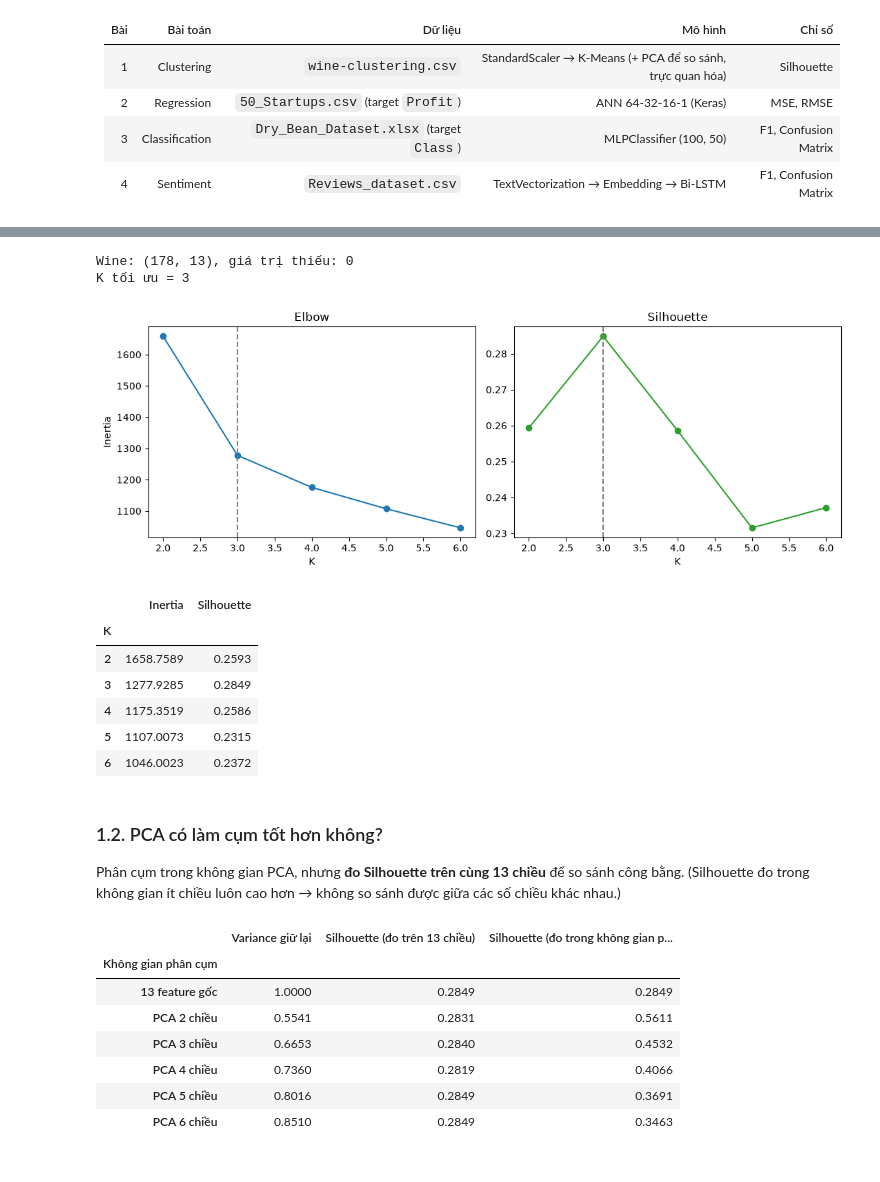
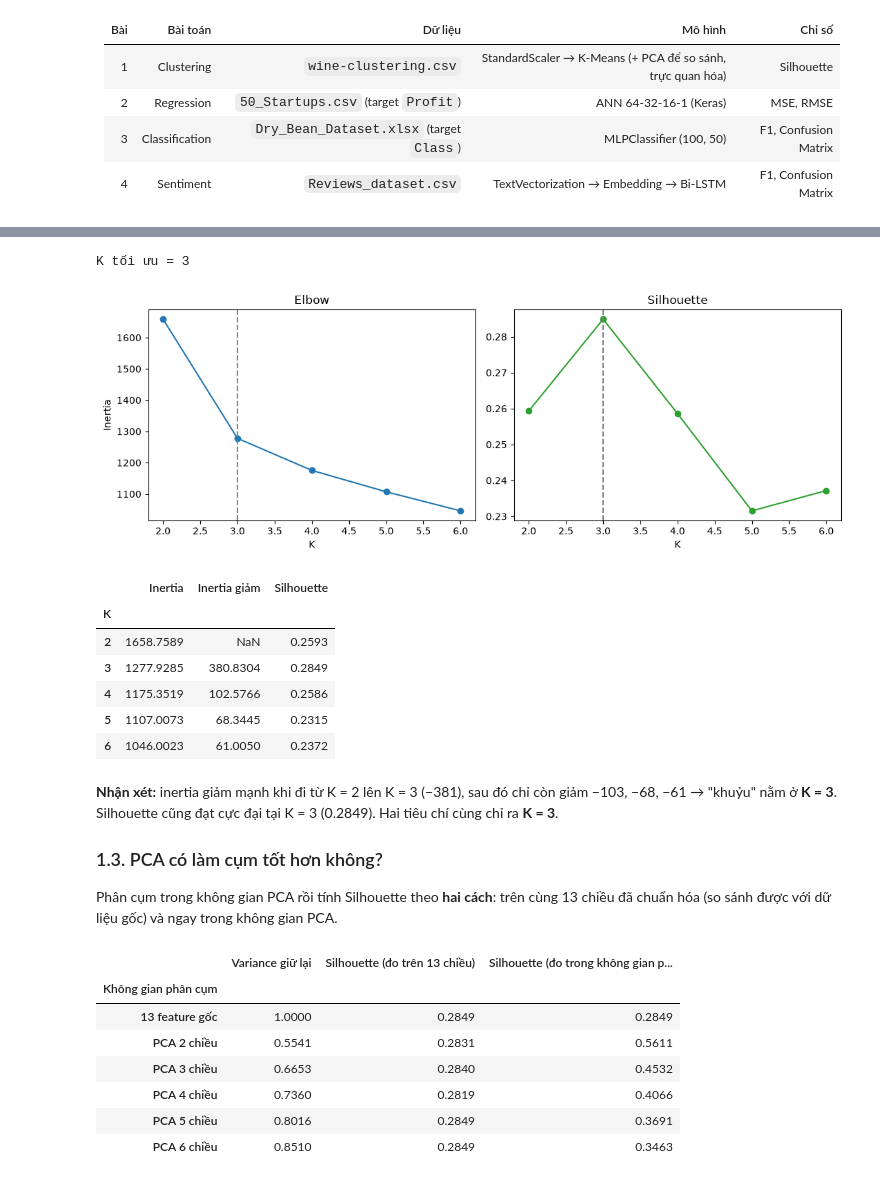
Before and after one commit to TranHoangDatSC/Data-Analysis-Laboratory, a Jupyter notebook: Machine-Learning/Lab03-Final-Clustering-ANN-LSTM/lab03_clustering_ann_lstm.ipynb, the cells around one changed output, grey strips where cells are left out. Saved outputs shown, nothing was run; the diff lists cells and outputs as text; code cells hidden in the pictures.

```diff
--- a/Machine-Learning/Lab03-Final-Clustering-ANN-LSTM/lab03_clustering_ann_lstm.ipynb
+++ b/Machine-Learning/Lab03-Final-Clustering-ANN-LSTM/lab03_clustering_ann_lstm.ipynb
@@ -39,48 +88,35 @@ Các feature chênh nhau hàng trăm lần (Proline ~750, Hue ~1) → bắt bu
 # %%
-from sklearn.cluster import KMeans
-from sklearn.decomposition import PCA
-from sklearn.metrics import silhouette_score
-from sklearn.preprocessing import StandardScaler
-
-wine = pd.read_csv(os.path.join(DATA_DIR, "wine-clustering.csv"))
-print(f"Wine: {wine.shape}, giá trị thiếu: {wine.isna().sum().sum()}")
-X_wine = StandardScaler().fit_transform(wine)
-
-
-def kmeans(X, k):
-    return KMeans(n_clusters=k, random_state=SEED, n_init=20).fit(X)
-
-
 K_RANGE = list(range(2, 7))
 fits = {k: kmeans(X_wine, k) for k in K_RANGE}
 choose_k = pd.DataFrame({"Inertia": [fits[k].inertia_ for k in K_RANGE],
                          "Silhouette": [silhouette_score(X_wine, fits[k].labels_) for k in K_RANGE]}, index=K_RANGE)
+choose_k.insert(1, "Inertia giảm", -choose_k["Inertia"].diff())
 choose_k.index.name = "K"
 K_OPT = int(choose_k["Silhouette"].idxmax())
 print(f"K tối ưu = {K_OPT}")
 
 fig, axes = plt.subplots(1, 2, figsize=(11, 4))
 axes[0].plot(K_RANGE, choose_k["Inertia"], "o-"); axes[0].set(title="Elbow", xlabel="K", ylabel="Inertia")
 axes[1].plot(K_RANGE, choose_k["Silhouette"], "o-", color="tab:green"); axes[1].set(title="Silhouette", xlabel="K")
 for ax in axes:
     ax.axvline(K_OPT, ls="--", color="gray")
 save_show("ex1_choose_k.png")
 choose_k.round(4)
 # %% [output]
-Wine: (178, 13), giá trị thiếu: 0
 K tối ưu = 3
 [figure]
-|  | Inertia | Silhouette |
-| K |  |  |
-| 2 | 1658.7589 | 0.2593 |
-| 3 | 1277.9285 | 0.2849 |
-| 4 | 1175.3519 | 0.2586 |
-| 5 | 1107.0073 | 0.2315 |
-| 6 | 1046.0023 | 0.2372 |
+|  | Inertia | Inertia giảm | Silhouette |
+| K |  |  |  |
+| 2 | 1658.7589 | NaN | 0.2593 |
+| 3 | 1277.9285 | 380.8304 | 0.2849 |
+| 4 | 1175.3519 | 102.5766 | 0.2586 |
+| 5 | 1107.0073 | 68.3445 | 0.2315 |
+| 6 | 1046.0023 | 61.0050 | 0.2372 |
 # %% [markdown]
-### 1.2. PCA có làm cụm tốt hơn không?
-Phân cụm trong không gian PCA, nhưng **đo Silhouette trên cùng 13 chiều** để so sánh công bằng.
-(Silhouette đo trong không gian ít chiều luôn cao hơn → không so sánh được giữa các số chiều khác nhau.)
+**Nhận xét:** inertia giảm mạnh khi đi từ K = 2 lên K = 3 (−381), sau đó chỉ còn giảm −103, −68, −61 → "khuỷu" nằm ở **K = 3**. Silhouette cũng đạt cực đại tại K = 3 (0.2849). Hai tiêu chí cùng chỉ ra **K = 3**.
+
+### 1.3. PCA có làm cụm tốt hơn không?
+Phân cụm trong không gian PCA rồi tính Silhouette theo **hai cách**: trên cùng 13 chiều đã chuẩn hóa (so sánh được với dữ liệu gốc) và ngay trong không gian PCA.
 # %%
 rows = [{"Không gian phân cụm": "13 feature gốc", "Variance giữ lại": 1.0,
          "Silhouette (đo trên 13 chiều)": choose_k.loc[K_OPT, "Silhouette"],
```
Also changed, not shown: parts of 21 cells of this notebook, 3 other files.
